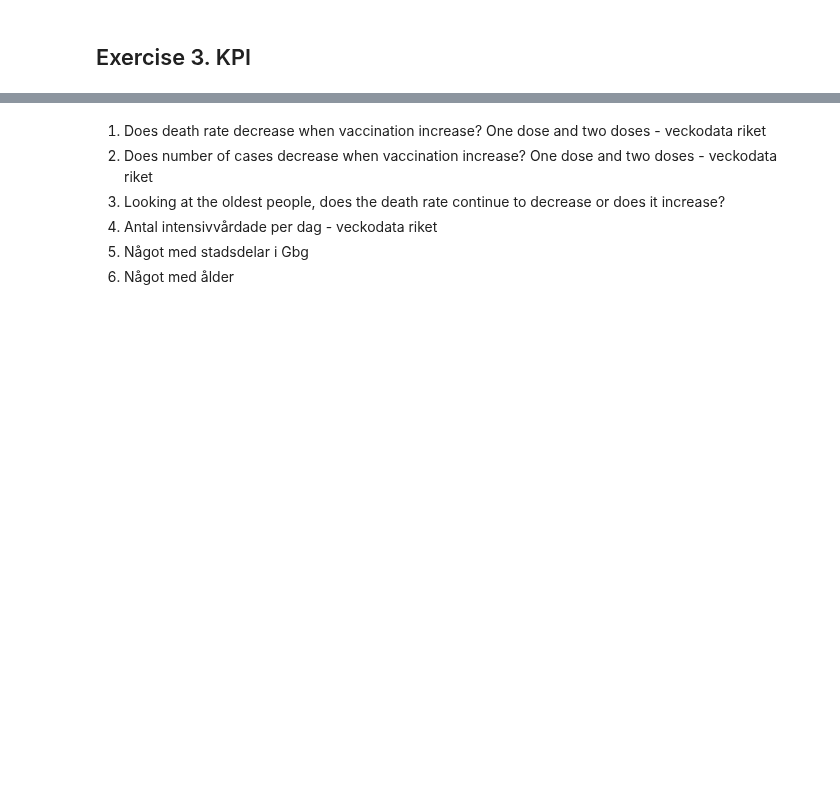
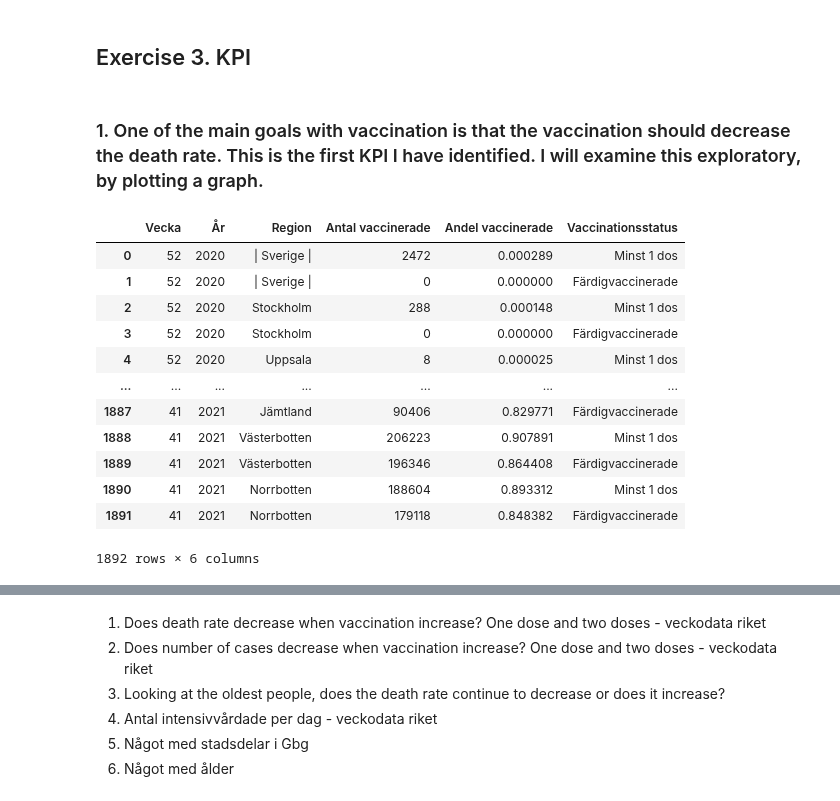
Before and after one commit to Anna-MariaSjolund/Data-Handling-Anna-MariaSjolund, a Jupyter notebook: Labs/Covid-Lab/covid_lab.ipynb, the cells around one changed output, grey strips where cells are left out. Saved outputs shown, nothing was run; the diff lists cells and outputs as text; code cells hidden in the pictures; blank space fills up the shorter version.

Commit message:
Added new dataframe for kpi

```diff
--- a/Labs/Covid-Lab/covid_lab.ipynb
+++ b/Labs/Covid-Lab/covid_lab.ipynb
@@ -370,3 +370,22 @@ plot7.show()
 TODO: Save all the plots to html and rename them
 # %% [markdown]
 ## Exercise 3. KPI
+# %% [markdown]
+### 1. One of the main goals with vaccination is that the vaccination should decrease the death rate. This is the first KPI I have identified. I will examine this exploratory, by plotting a graph.
+# %%
+vaccination_time = pd.read_excel("data/Folkhalsomyndigheten_Covid19_Vaccine.xlsx", sheet_name=1)
+vaccination_time
+# %% [output]
+|  | Vecka | År | Region | Antal vaccinerade | Andel vaccinerade | Vaccinationsstatus |
+| 0 | 52 | 2020 | | Sverige | | 2472 | 0.000289 | Minst 1 dos |
+| 1 | 52 | 2020 | | Sverige | | 0 | 0.000000 | Färdigvaccinerade |
+| 2 | 52 | 2020 | Stockholm | 288 | 0.000148 | Minst 1 dos |
+| 3 | 52 | 2020 | Stockholm | 0 | 0.000000 | Färdigvaccinerade |
+| 4 | 52 | 2020 | Uppsala | 8 | 0.000025 | Minst 1 dos |
+| ... | ... | ... | ... | ... | ... | ... |
+| 1887 | 41 | 2021 | Jämtland | 90406 | 0.829771 | Färdigvaccinerade |
+| 1888 | 41 | 2021 | Västerbotten | 206223 | 0.907891 | Minst 1 dos |
+| 1889 | 41 | 2021 | Västerbotten | 196346 | 0.864408 | Färdigvaccinerade |
+| 1890 | 41 | 2021 | Norrbotten | 188604 | 0.893312 | Minst 1 dos |
+| 1891 | 41 | 2021 | Norrbotten | 179118 | 0.848382 | Färdigvaccinerade |
+1892 rows × 6 columns
```
Also changed, not shown: parts of 10 cells of this notebook, 4 other files.
